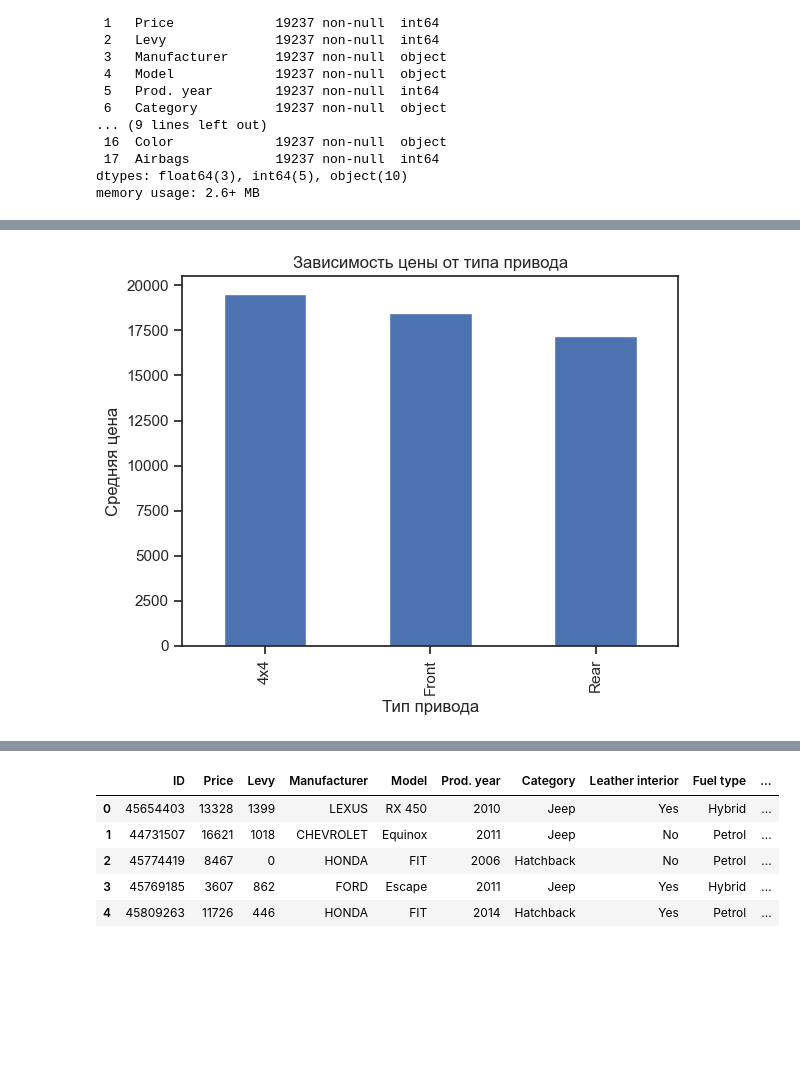
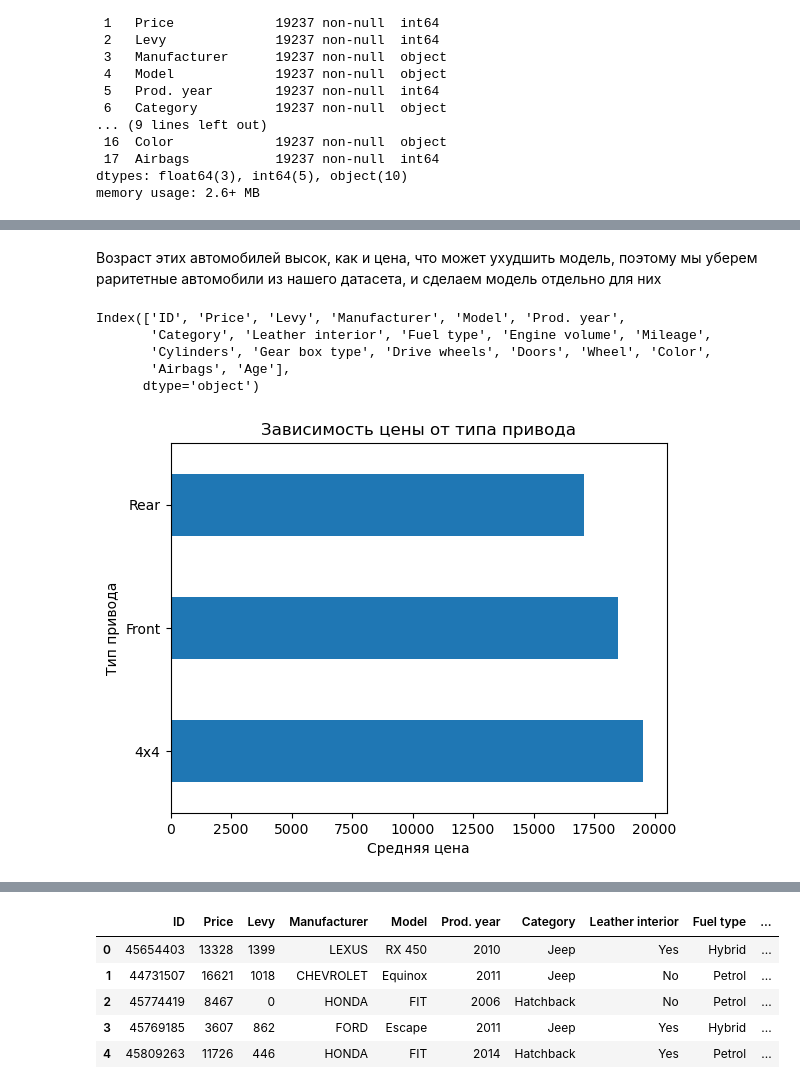
Before and after one commit to Elindorm/ML_course, a Jupyter notebook: ML_course.ipynb, the cells around one changed output, grey strips where cells are left out. Saved outputs shown, nothing was run; the diff lists cells and outputs as text; code cells hidden in the pictures; blank space fills up the shorter version.

```diff
--- a/ML_course.ipynb
+++ b/ML_course.ipynb
@@ -179,10 +176,10 @@ plt.show()
 # %%
-car_price_enc['Age'] = 2022 - car_price_enc['Prod. year']
-plt.figure(figsize=(12, 6))
+car_price_enc['Age'] = 2023 - car_price_enc['Prod. year']
+plt.figure(figsize=(12, 15))
 # График среднего возраста автомобилей
-average_age = car_price_enc.groupby('Manufacturer')['Age'].mean()
-average_age.plot(kind='bar', title='Средний возраст автомобилей')
-plt.xlabel('Производитель')
-plt.ylabel('Средний возраст')
+average_age = car_price_enc.groupby('Manufacturer')['Age'].mean().sort_values()
+average_age.plot(kind='barh', title='Средний возраст автомобилей')
+plt.ylabel('Производитель')
+plt.xlabel('Средний возраст')
 plt.show()
 # %% [output]
@@ -201,14 +223,26 @@ Name: count, dtype: int64
+# %% [markdown]
+Возраст этих автомобилей высок, как и цена, что может ухудшить модель, поэтому мы уберем раритетные автомобили из нашего датасета, и сделаем модель отдельно для них
+# %%
+car_price_enc = car_price_enc[(2023 - car_price_enc['Prod. year'] <= 25) | (car_price_enc['Price'] <= 35000)]
+# %%
+car_price_enc.columns
+# %% [output]
+Index(['ID', 'Price', 'Levy', 'Manufacturer', 'Model', 'Prod. year',
+       'Category', 'Leather interior', 'Fuel type', 'Engine volume', 'Mileage',
+       'Cylinders', 'Gear box type', 'Drive wheels', 'Doors', 'Wheel', 'Color',
+       'Airbags', 'Age'],
+      dtype='object')
 # %%
 drive_wheels_prices = car_price_enc.groupby('Drive wheels')['Price'].mean()
 
-# Построение графика
-drive_wheels_prices.plot(kind='bar')
+
+drive_wheels_prices.plot(kind='barh')
 plt.title('Зависимость цены от типа привода')
-plt.xlabel('Тип привода')
-plt.ylabel('Средняя цена')
+plt.ylabel('Тип привода')
+plt.xlabel('Средняя цена')
 plt.show()
 # %% [output]
-[figure, old version]
+[figure, new version]
 # %%
 numeric_features = ['Price', 'Levy', 'Prod. year', 'Engine volume', 'Mileage', 'Cylinders', 'Airbags']
 
```
Also changed, not shown: parts of 65 cells of this notebook.
